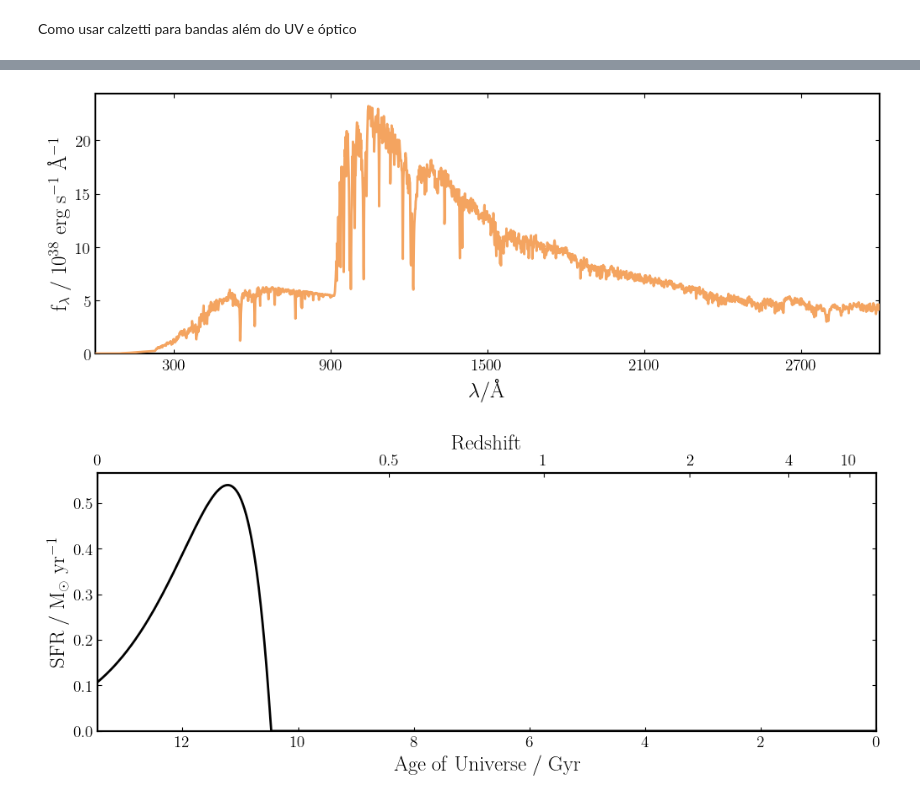
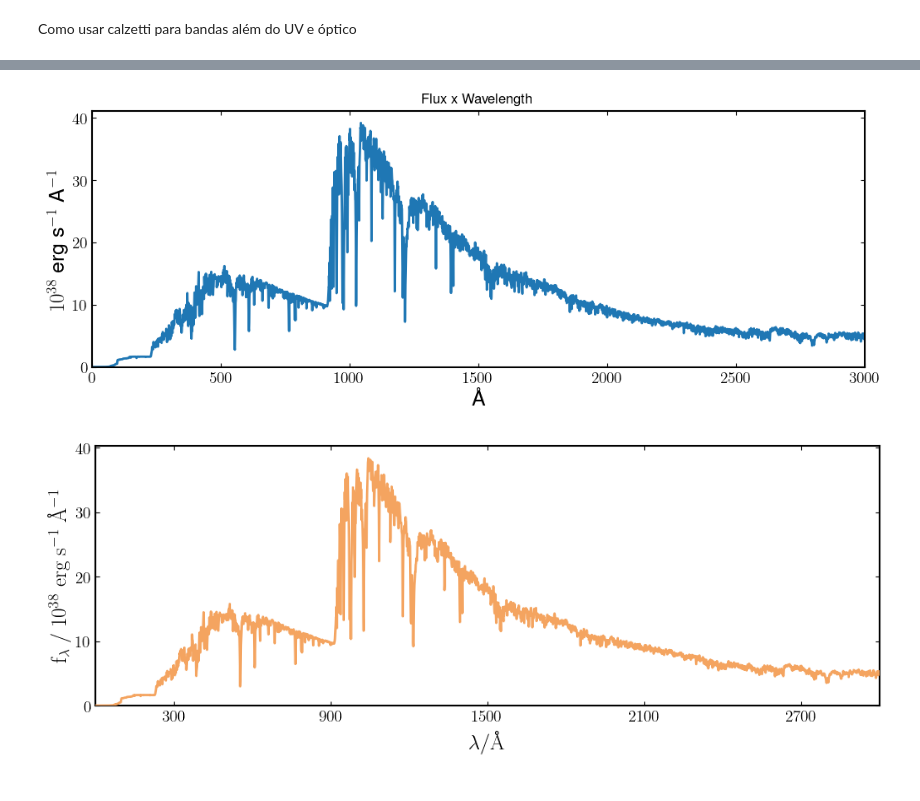
Before and after one commit to pedroand6/IC-2025, a Jupyter notebook: SPS/SPS.ipynb, the cells around one changed output, grey strips where cells are left out. Saved outputs shown, nothing was run; the diff lists cells and outputs as text; code cells hidden in the pictures.

Commit message:
Could replicate bagpipes simple model of SPS

```diff
--- a/SPS/SPS.ipynb
+++ b/SPS/SPS.ipynb
@@ -103,11 +123,11 @@ def calzetti_obscuration_raw(lambda_nm):
                         * (4.05 + 2.695*(- 2.156 + 1.509/0.12
                                         - 0.198/0.12**2 + 0.011/0.12**3)))
 
-    # Faixa UV (0.12 <= lambda < 0.63 µm)
+    # Faixa UV (0.12 <= lambda < 0.63 um)
     x_uv = lambda_um[mask2]
     k_raw[mask2] = 2.659 * (-2.156 + (1.509 / x_uv) - (0.198 / x_uv**2) + (0.011 / x_uv**3)) + R_V_calzetti
 
-    # Faixa Óptica/NIR (0.63 <= lambda <= 3.1 µm) - Extendida (tirada do Bagpipes)
+    # Faixa Óptica/NIR (0.63 <= lambda <= 3.1 um) - Extendida (tirada do Bagpipes)
     x_opt = lambda_um[mask3]
     k_raw[mask3] = 2.659 * (-1.857 + 1.040 / x_opt) + R_V_calzetti
 
@@ -117,11 +137,11 @@ def calzetti_obscuration_raw(lambda_nm):
 
 def drude_profile_nm(lambda_nm):
     """
-    Perfil Drude para o "bump" de 2175 A (0.2175 µm).
+    Perfil Drude para o "bump" de 2175 A (0.2175 um).
     """
-    x0 = 4.595 # 1 / 0.2175 µm
-    gamma = 1.0 # µm^-1
-    x = 1000.0 / lambda_nm # em µm^-1
+    x0 = 4.595 # 1 / 0.2175 um
+    gamma = 1.0 # um^-1
+    x = 1000.0 / lambda_nm # em um^-1
     return x**2 / ((x**2 - x0**2)**2 + x**2 * gamma**2)
 
 def salim_attenuation(lambda_nm, delta=-0.2, B=1.0):
@@ -214,8 +231,8 @@ dust = {}                         # Dust component
 dust["type"] = "Salim"            # Define the shape of the attenuation curve
 dust["Av"] = 0.2                  # magnitudes
 dust["eta"] = 1.           # Multiplicative factor on Av for stars in birth clouds
-dust["delta"] = 0.         # Deviation from Calzetti slope ("Salim" type only)
-dust["B"] = 0.             # 2175A bump strength ("Salim" type only)
+dust["delta"] = 1.         # Deviation from Calzetti slope ("Salim" type only)
+dust["B"] = 1.             # 2175A bump strength ("Salim" type only)
 
 model_components = {}                   # The model components dictionary
 model_components["redshift"] = 0.0      # Observed redshift
@@ -223,9 +240,24 @@ model_components["delayed"] = exp
 model_components["dust"] = dust
 
 model = pipes.model_galaxy(model_components, spec_wavs=np.arange(0., 3000., 1.))
-
-fig = model.plot()
-fig = model.sfh.plot()
-# %% [output]
-[figure, removed]
-[figure, removed]
+# %%
+# Converte para CGS
+L_sun_cgs = 3.826e33
+scale = 1e38
+flux = finalSpectra * L_sun_cgs / scale
+
+plt.figure(figsize=(12, 4))
+plt.plot(wavelength, flux)
+plt.ylabel(r"$10^{38}$ erg s$^{-1}$ A$^{-1}$")
+plt.xlabel("Å")
+plt.xlim(0, 3000)
+plt.ylim(0)
+
+plt.title("Flux x Wavelength")
+
+plt.show()
+
+fig = model.plot()
+# %% [output]
+[figure, added]
+[figure, added]
```
Also changed, not shown: parts of 3 cells of this notebook, 32 other files.
